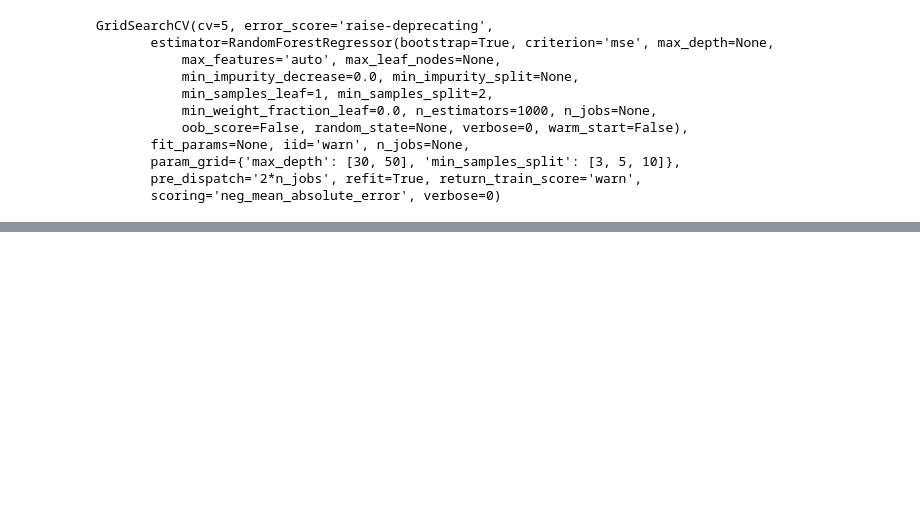
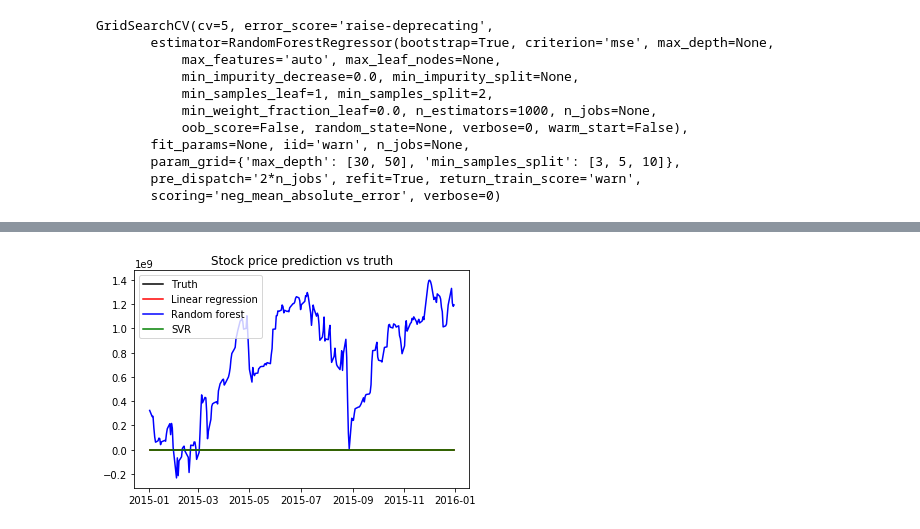
Before and after one commit to echiyembekeza/LambdaDS-Project, a Jupyter notebook: Eric Chiyembekeza - Stock_Predictor_Trial 1.ipynb, the cells around one changed output, grey strips where cells are left out. Cells and saved outputs as stored; diff of their text form; code cells hidden in the pictures; blank space fills up the shorter version.

Commit message:
Fixing my plots

```diff
--- a/Eric Chiyembekeza - Stock_Predictor_Trial 1.ipynb
+++ b/Eric Chiyembekeza - Stock_Predictor_Trial 1.ipynb
@@ -207,5 +207,6 @@ GridSearchCV(cv=5, error_score='raise-deprecating',
 # %%
 print(grid_search.best_params_)
 lr_best = grid_search.best_estimator_
-predictions = lr_best.predict(X_scaled_test)
+predictions_lr = lr_best.predict(X_scaled_test)
+predictions_lr
 # %% [output]
@@ -243,5 +261,6 @@ GridSearchCV(cv=5, error_score='raise-deprecating',
 # %%
 print(grid_search.best_params_)
 rf_best = grid_search.best_estimator_
-predictions = rf_best.predict(X_test)
+predictions_rf = rf_best.predict(X_test)
+predictions_rf
 # %% [output]
@@ -264,7 +300,7 @@ grid_search = GridSearchCV(svr, param_grid, cv=5, scoring='neg_mean_absolute_err
 grid_search.fit(X_scaled_train, y_train)
 print(grid_search.best_params_)
 svr_best = grid_search.best_estimator_
-predictions = svr_best.predict(X_scaled_test)
-print('MSE: {0:.3f}'.format(mean_squared_error(y_test, predictions)))
-print('MAE: {0:.3f}'.format(mean_absolute_error(y_test, predictions)))
-print('R^2: {0:.3f}'.format(r2_score(y_test, predictions)))
+predictions_svr = svr_best.predict(X_scaled_test)
+print('MSE: {0:.3f}'.format(mean_squared_error(y_test, predictions_svr)))
+print('MAE: {0:.3f}'.format(mean_absolute_error(y_test, predictions_svr)))
+print('R^2: {0:.3f}'.format(r2_score(y_test, predictions_svr)))
@@ -270,0 +332,13 @@ print('R^2: {0:.3f}'.format(r2_score(y_test, predictions)))
+# %%
+import matplotlib.pyplot as plt
+%matplotlib inline
+dates = data_test.index.values
+plot_truth, = plt.plot(dates, y_test, 'k')
+plot_lr, = plt.plot(dates, predictions_lr, 'r')
+plot_rf, = plt.plot(dates, predictions_rf, 'b')
+plot_svr, = plt.plot(dates, predictions_svr, 'g')
+plt.legend([plot_truth, plot_lr, plot_rf, plot_svr], ['Truth', 'Linear regression', 'Random forest', 'SVR'])
+plt.title('Stock price prediction vs truth')
+plt.show()
+# %% [output]
+[figure, added]
```
Also changed, not shown: parts of 8 cells of this notebook, 1 other file.
